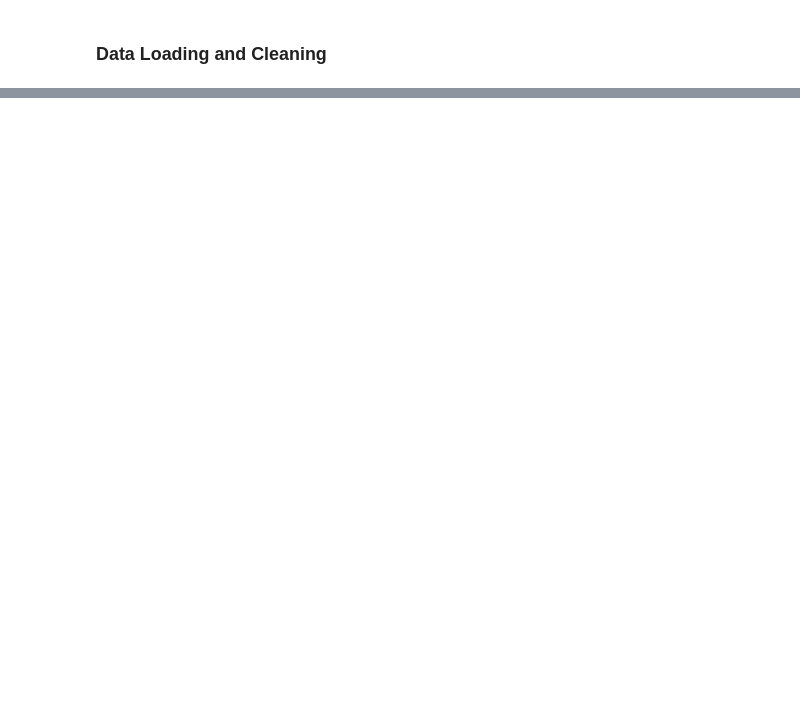
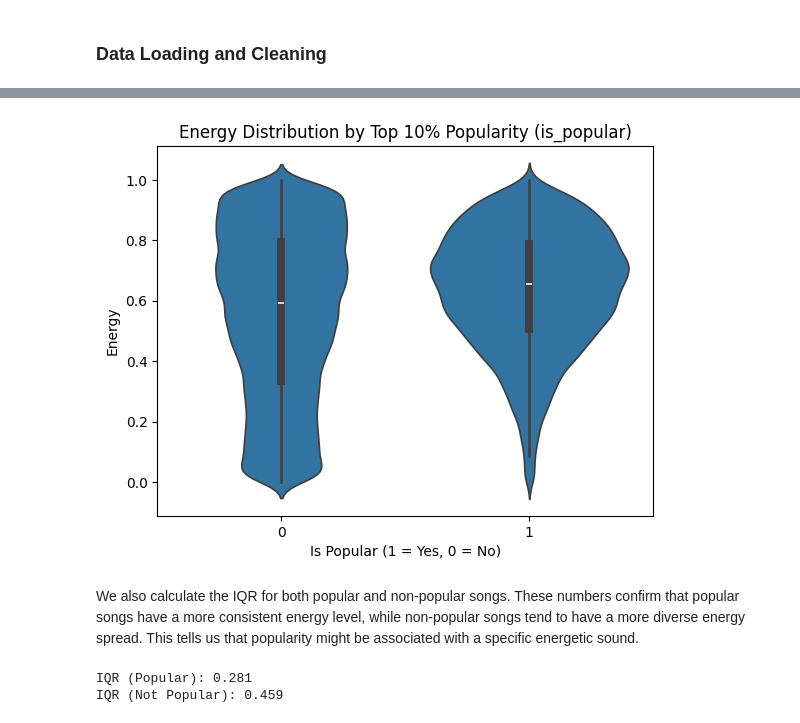
Before and after one commit to PeteVanBenthuysen/spotify_popularity_predictor, a Jupyter notebook: spotify_analysis.ipynb, the cells around one changed output, grey strips where cells are left out. Saved outputs shown, nothing was run; the diff lists cells and outputs as text; code cells hidden in the pictures; blank space fills up the shorter version.

```diff
--- a/spotify_analysis.ipynb
+++ b/spotify_analysis.ipynb
@@ -61,0 +394,22 @@ print(df.isnull().sum()) # Check for missing values
+# %%
+# Save original count before filtering
+original_count = df.shape[0]
+
+# IQR calculation for tempo
+Q1 = df['tempo'].quantile(0.25)
+Q3 = df['tempo'].quantile(0.75)
+IQR = Q3 - Q1
+lower_bound = Q1 - 1.5 * IQR
+upper_bound = Q3 + 1.5 * IQR
+
+# Filter using IQR for tempo
+df = df[(df['tempo'] >= lower_bound) & (df['tempo'] <= upper_bound)]
+
+# Count after filtering
+filtered_count = df.shape[0]
+
+# Show how many rows were removed
+removed_count = original_count - filtered_count
+print(f"Removed {removed_count} songs due to tempo outliers using IQR filtering.")
+print(f"IQR Range: {lower_bound:.0f} to {upper_bound:.0f}")
+print(f"Tempo range after filtering: {df['tempo'].min():.3f} to {df['tempo'].max():.3f}")
@@ -61,0 +426,18 @@ print(df.isnull().sum()) # Check for missing values
+# %%
+# Violin plot for is_popular vs energy
+sns.violinplot(x='is_popular', y='energy', data=df)
+plt.title('Energy Distribution by Top 10% Popularity (is_popular)')
+plt.xlabel('Is Popular (1 = Yes, 0 = No)')
+plt.ylabel('Energy')
+plt.show()
+# %% [output]
+[figure, added]
+# %% [markdown]
+We also calculate the IQR for both popular and non-popular songs. These numbers confirm that popular songs have a more consistent energy level, while non-popular songs tend to have a more diverse energy spread. This tells us that popularity might be associated with a specific energetic sound.
+# %%
+# Calculate IQR for energy based on is_popular
+print("IQR (Popular):", df[df['is_popular'] == 1]['energy'].quantile(0.75) - df[df['is_popular'] == 1]['energy'].quantile(0.25))
+print("IQR (Not Popular):", df[df['is_popular'] == 0]['energy'].quantile(0.75) - df[df['is_popular'] == 0]['energy'].quantile(0.25))
+# %% [output]
+IQR (Popular): 0.281
+IQR (Not Popular): 0.459
```
Also changed, not shown: parts of 78 cells of this notebook.
